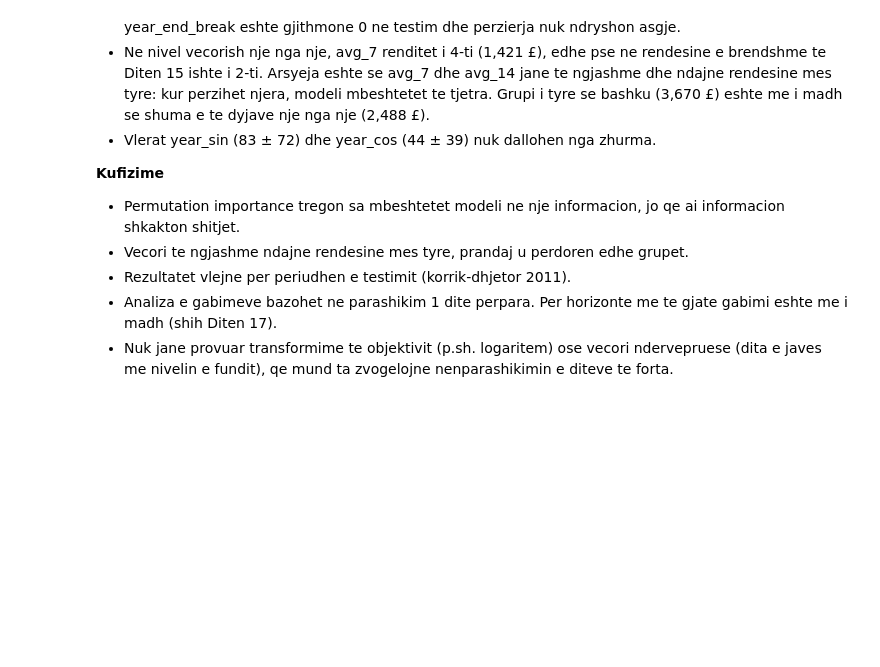
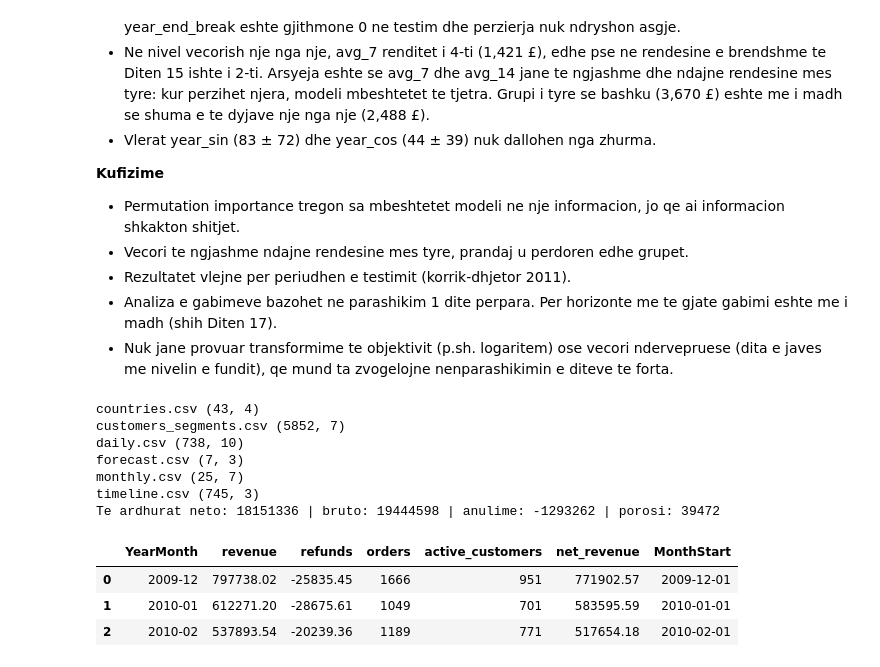
Before and after one commit to Dua-Gashi/online-retail-customer-analytics, a Jupyter notebook: notebooks/03_forecasting.ipynb, the cells around one changed output. Saved outputs shown, nothing was run; the diff lists cells and outputs as text; code cells hidden in the pictures; blank space fills up the shorter version.

Commit message:
Power BI export tables

```diff
--- a/notebooks/03_forecasting.ipynb
+++ b/notebooks/03_forecasting.ipynb
@@ -1088,3 +1088,27 @@ Grupet e vecorish (vecorite e nje grupi perzihen bashke):
 - Rezultatet vlejne per periudhen e testimit (korrik-dhjetor 2011).
 - Analiza e gabimeve bazohet ne parashikim 1 dite perpara. Per horizonte me te gjate gabimi eshte me i madh (shih Diten 17).
 - Nuk jane provuar transformime te objektivit (p.sh. logaritem) ose vecori ndervepruese (dita e javes me nivelin e fundit), qe mund ta zvogelojne nenparashikimin e diteve te forta.
+# %%
+from pathlib import Path
+
+folder = Path("../powerbi/data")
+for f in sorted(folder.glob("*.csv")):
+    print(f.name, pd.read_csv(f).shape)
+
+daily_csv = pd.read_csv(folder / "daily.csv")
+monthly_csv = pd.read_csv(folder / "monthly.csv")
+print("Te ardhurat neto:", round(monthly_csv["net_revenue"].sum()), "| bruto:", round(monthly_csv["revenue"].sum()),
+      "| anulime:", round(monthly_csv["refunds"].sum()), "| porosi:", int(monthly_csv["orders"].sum()))
+monthly_csv.head(3)
+# %% [output]
+countries.csv (43, 4)
+customers_segments.csv (5852, 7)
+daily.csv (738, 10)
+forecast.csv (7, 3)
+monthly.csv (25, 7)
+timeline.csv (745, 3)
+Te ardhurat neto: 18151336 | bruto: 19444598 | anulime: -1293262 | porosi: 39472
+|  | YearMonth | revenue | refunds | orders | active_customers | net_revenue | MonthStart |
+| 0 | 2009-12 | 797738.02 | -25835.45 | 1666 | 951 | 771902.57 | 2009-12-01 |
+| 1 | 2010-01 | 612271.20 | -28675.61 | 1049 | 701 | 583595.59 | 2010-01-01 |
+| 2 | 2010-02 | 537893.54 | -20239.36 | 1189 | 771 | 517654.18 | 2010-02-01 |
```
Also changed, not shown: 8 other files.
